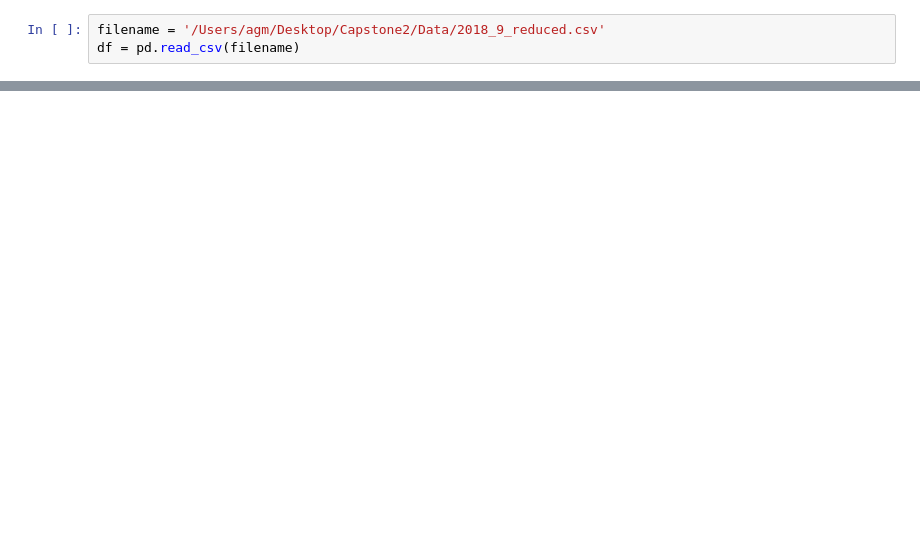
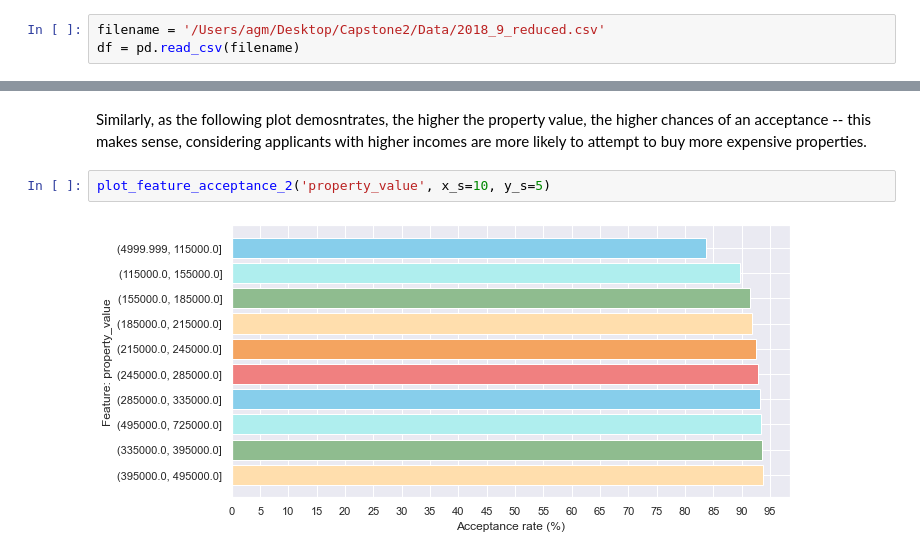
Before and after one commit to ajgmolina/ML-for-HMDA-mortgage-loan-data, a Jupyter notebook: EDA.ipynb, the cells around one changed output, grey strips where cells are left out. Saved outputs shown, nothing was run; the diff lists cells and outputs as text; blank space fills up the shorter version.

```diff
--- a/EDA.ipynb
+++ b/EDA.ipynb
@@ -234,0 +220,6 @@ The EDA above suggests the following three broad sets of actions:
+# %% [markdown]
+Similarly, as the following plot demosntrates, the higher the property value, the higher chances of an acceptance -- this makes sense, considering applicants with higher incomes are more likely to attempt to buy more expensive properties.
+# %%
+plot_feature_acceptance_2('property_value', x_s=10, y_s=5)
+# %% [output]
+[figure, added]
```
Also changed, not shown: parts of 61 cells of this notebook.
